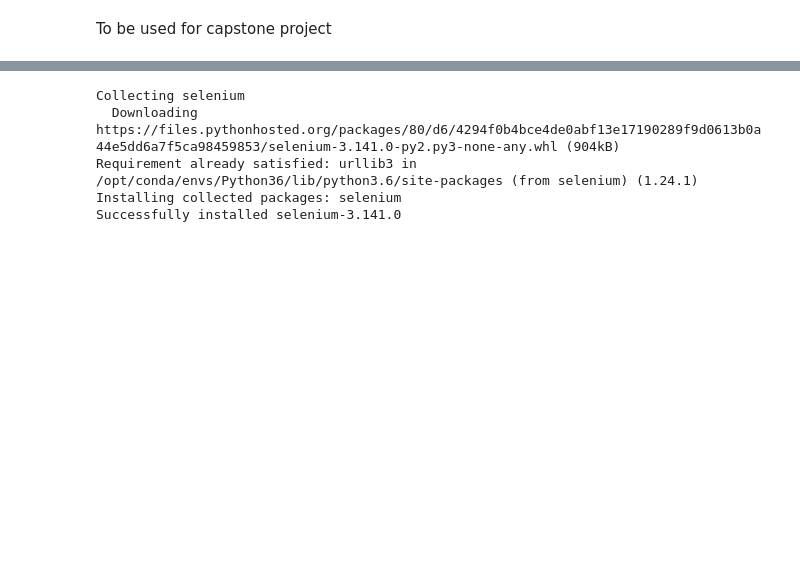
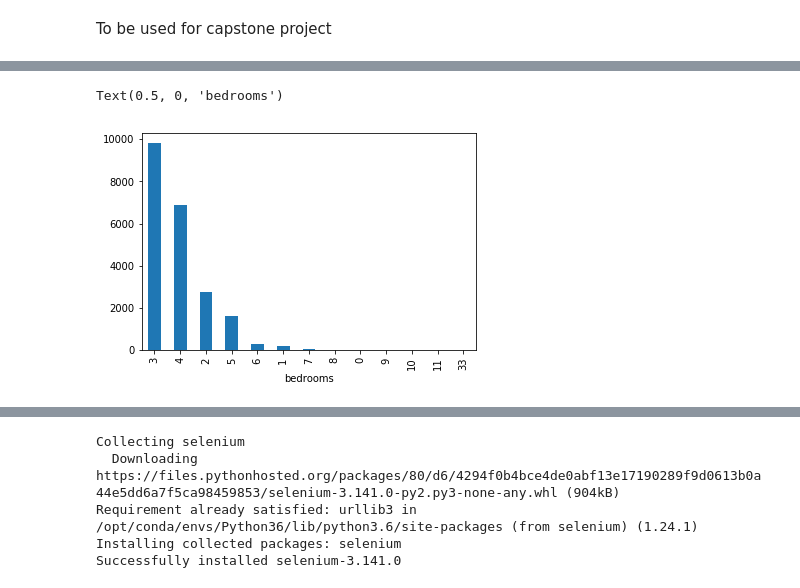
Before and after one commit to f20191533/firstrep, a Jupyter notebook: sample_notebook.ipynb, the cells around one changed output, grey strips where cells are left out. Drawn from its saved outputs; the diff is of its cells as text; code cells hidden in the pictures; blank space fills up the shorter version.

```diff
--- a/sample_notebook.ipynb
+++ b/sample_notebook.ipynb
@@ -5,0 +11,3 @@ import numpy as np
+# %%
+path = "https://raw.githubusercontent.com/Shreyas3108/house-price-prediction/master/kc_house_data.csv"
+df = pd.read_csv(path)
@@ -5,0 +24,7 @@ import numpy as np
+# %%
+df["bedrooms"].value_counts().plot(kind = "bar")
+plt.xlabel("price")
+plt.xlabel("bedrooms")
+# %% [output]
+Text(0.5, 0, 'bedrooms')
+[figure, added]
```
Also changed, not shown: parts of 20 cells of this notebook.
